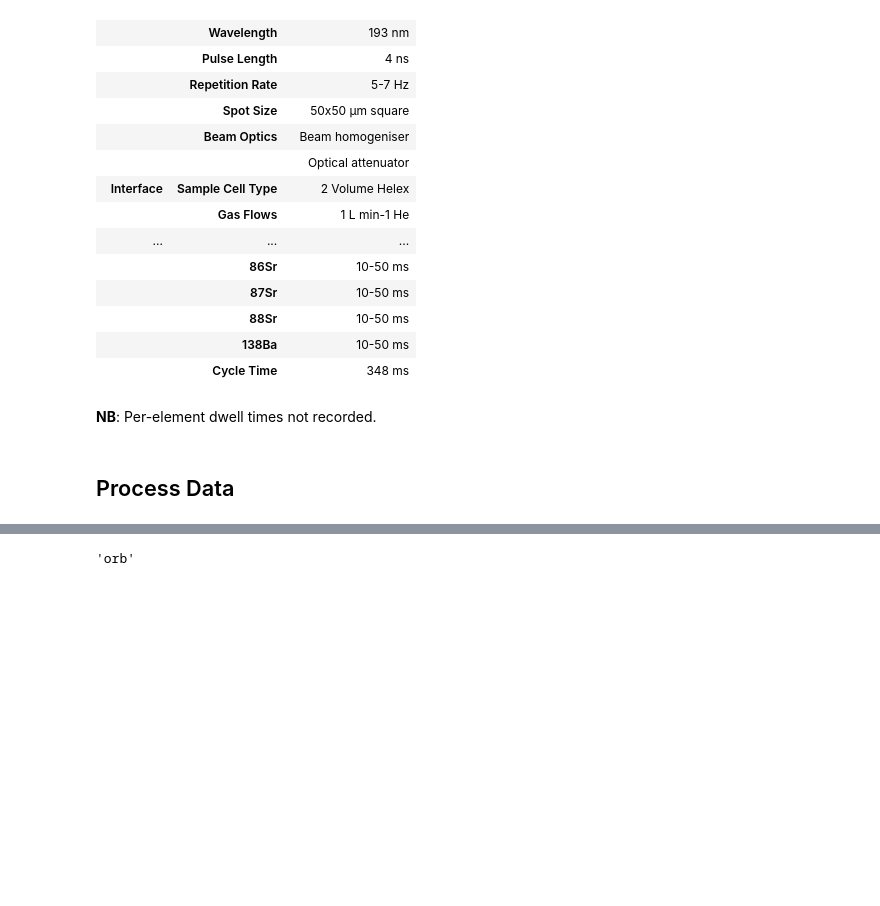
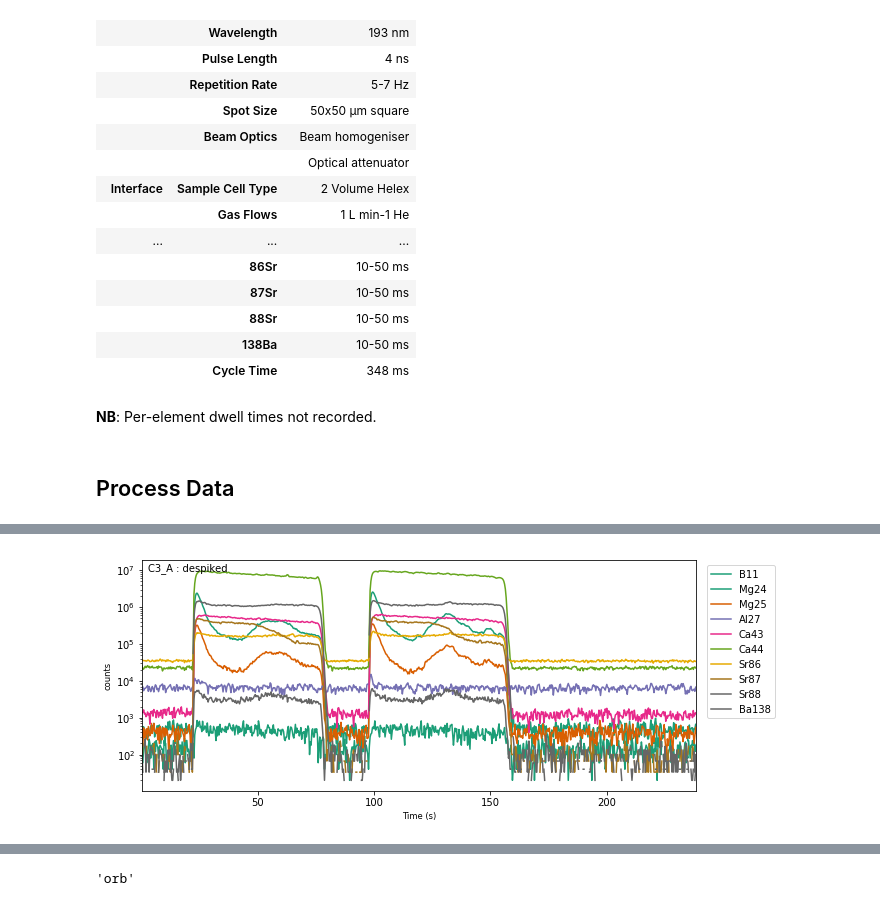
Before and after one commit to oscarbranson/latools, a Jupyter notebook: Supplement/cultured_foram_manual.ipynb, the cells around one changed output, grey strips where cells are left out. Cells and saved outputs as stored; diff of their text form; code cells hidden in the pictures; blank space fills up the shorter version.

```diff
--- a/Supplement/cultured_foram_manual.ipynb
+++ b/Supplement/cultured_foram_manual.ipynb
@@ -55,0 +57,4 @@ dat.basic_processing(despike_win=5,
+# %%
+_ = dat.data[sample].tplot()
+# %% [output]
+[figure, added]
```
Also changed, not shown: parts of 40 cells of this notebook, 2 other files.
